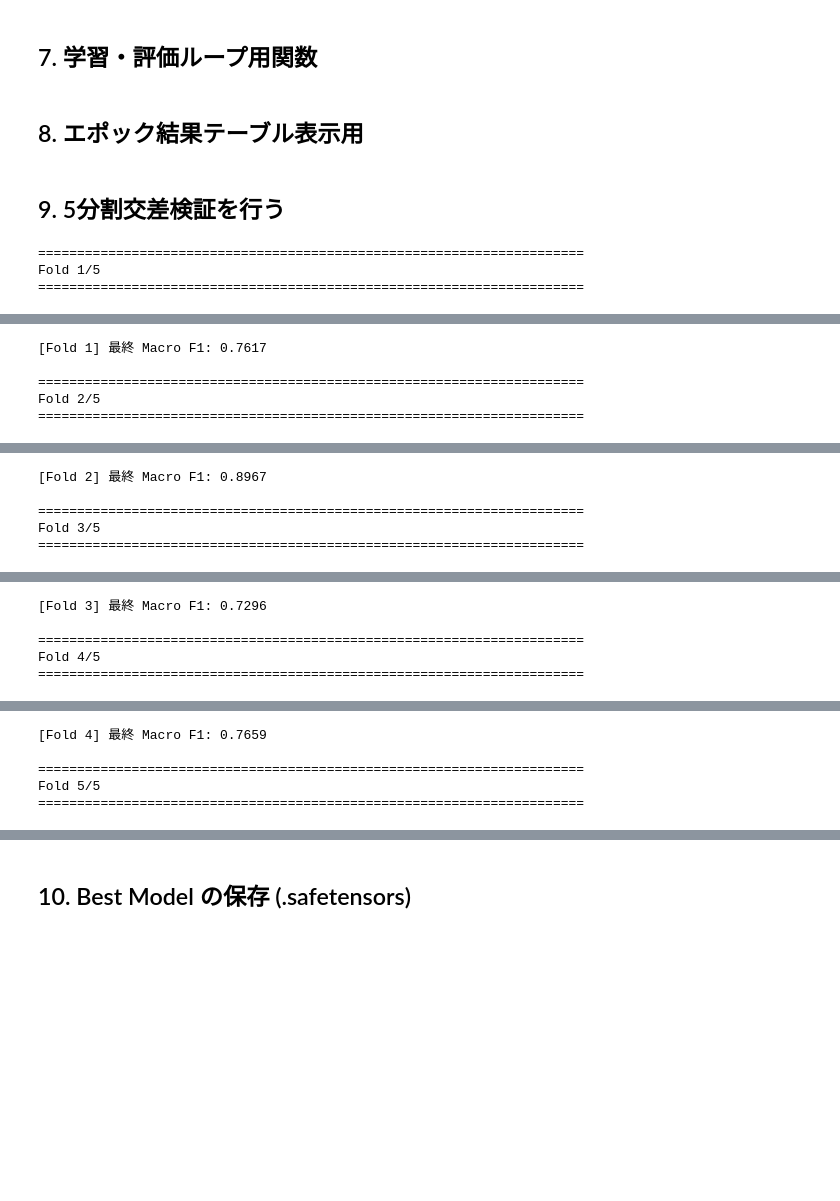
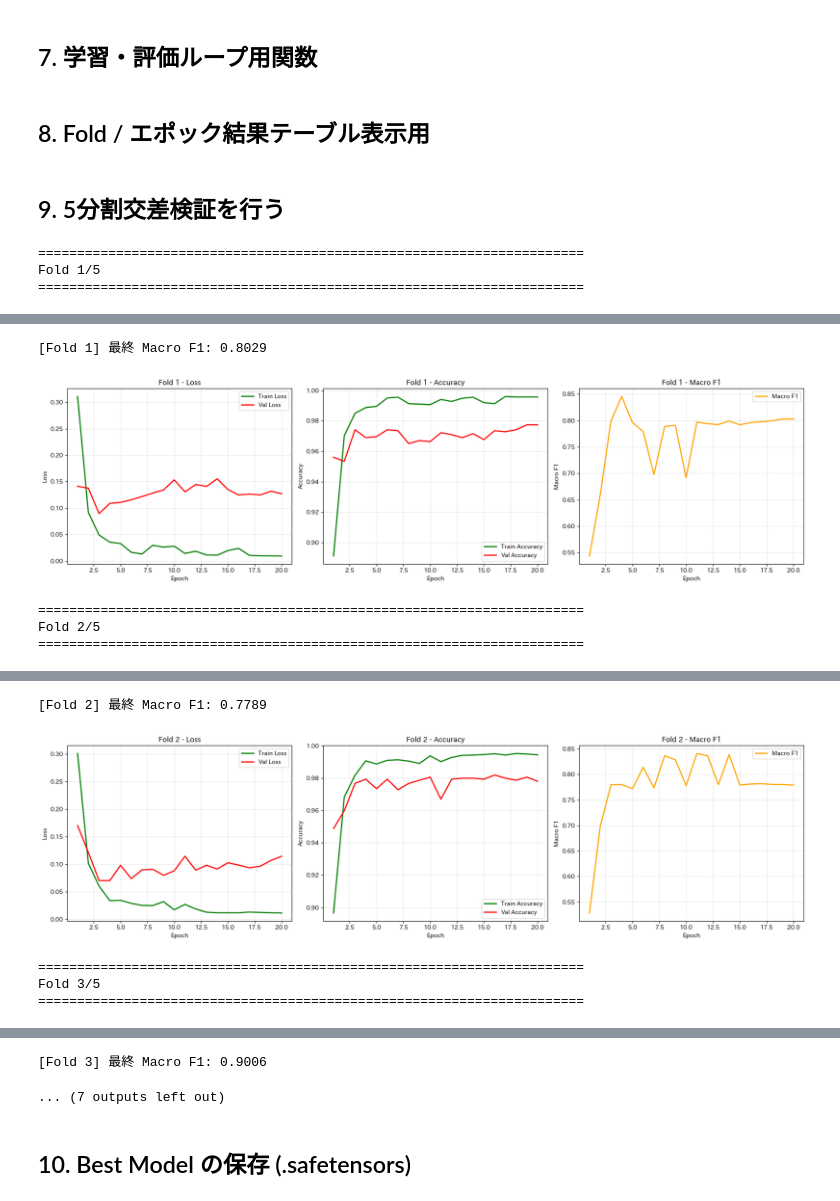
Before and after one commit to Shimoyama-h26ms419/GraduationResearch-v2, a Jupyter notebook: jupyter/maxvit-bias-profs.ipynb, the cells around one changed output, grey strips where cells are left out. Drawn from its saved outputs; the diff is of its cells as text; code cells hidden in the pictures; blank space fills up the shorter version.

```diff
--- a/jupyter/maxvit-bias-profs.ipynb
+++ b/jupyter/maxvit-bias-profs.ipynb
@@ -236,5 +244,5 @@ def evaluate(model, loader, criterion, device, use_fp16=True, pbar=None):
 
     return avg_loss, accuracy, macro_precision, macro_recall, macro_f1, all_preds, all_labels
 # %% [markdown]
-## 8. エポック結果テーブル表示用
+## 8. Fold / エポック結果テーブル表示用
 # %%
@@ -368,35 +415,37 @@ for fold, (train_idx, val_idx) in enumerate(skf.split(ids_all, labels_all)):
     fold_histories.append(history)
     fold_final_metrics.append({
         "train_loss": history["train_loss"][-1],
         "val_loss":   final_val_loss,
         "train_acc":  history["train_acc"][-1],
         "val_acc":    final_val_acc,
         "precision":  final_prec,
         "recall":     final_rec,
         "macro_f1":   final_macro_f1,
     })
     fold_predictions.append((val_preds, val_true))
 
     print(f"\n[Fold {fold + 1}] 最終 Macro F1: {final_macro_f1:.4f}")
 
+    plot_fold_history(history, fold, EPOCHS)
+
     if final_macro_f1 > best_macro_f1:
         best_macro_f1 = final_macro_f1
         best_fold_idx = fold
         best_model_state = {k: v.detach().cpu().clone() for k, v in model.state_dict().items()}
 
     del model, optimizer, scaler, train_loader, val_loader
     torch.cuda.empty_cache()
 
     fold_bar.update(1)
 
 fold_bar.close()
 # %% [output]
 ======================================================================
 Fold 1/5
 ======================================================================
 [interactive output not drawn]
-[Fold 1] 最終 Macro F1: 0.7617
-
-======================================================================
-Fold 2/5
-======================================================================
+[Fold 1] 最終 Macro F1: 0.8029
+[figure, added]
+======================================================================
+Fold 2/5
+======================================================================
@@ -403,12 +453,7 @@ Fold 2/5
 [interactive output not drawn]
-[Fold 2] 最終 Macro F1: 0.8967
-
-======================================================================
-Fold 3/5
-======================================================================
+[Fold 2] 最終 Macro F1: 0.7789
+[figure, added]
+======================================================================
+Fold 3/5
+======================================================================
 [interactive output not drawn]
-[Fold 3] 最終 Macro F1: 0.7296
-
-======================================================================
-Fold 4/5
-======================================================================
@@ -416,5 +459,0 @@ Fold 4/5
-[Fold 4] 最終 Macro F1: 0.7659
-
-======================================================================
-Fold 5/5
-======================================================================
@@ -422,3 +460,5 @@ Fold 5/5
+[Fold 3] 最終 Macro F1: 0.9006
+... (7 outputs left out)
 # %% [markdown]
 ## 10. Best Model の保存 (.safetensors)
 # %%
```
Also changed, not shown: parts of 11 cells of this notebook.
